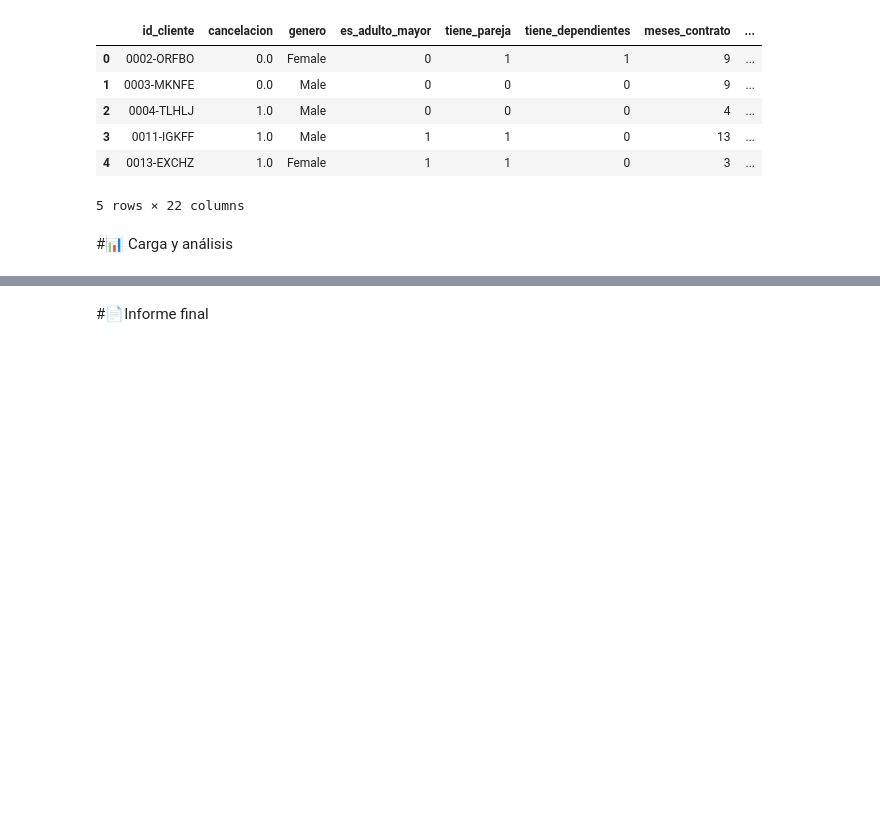
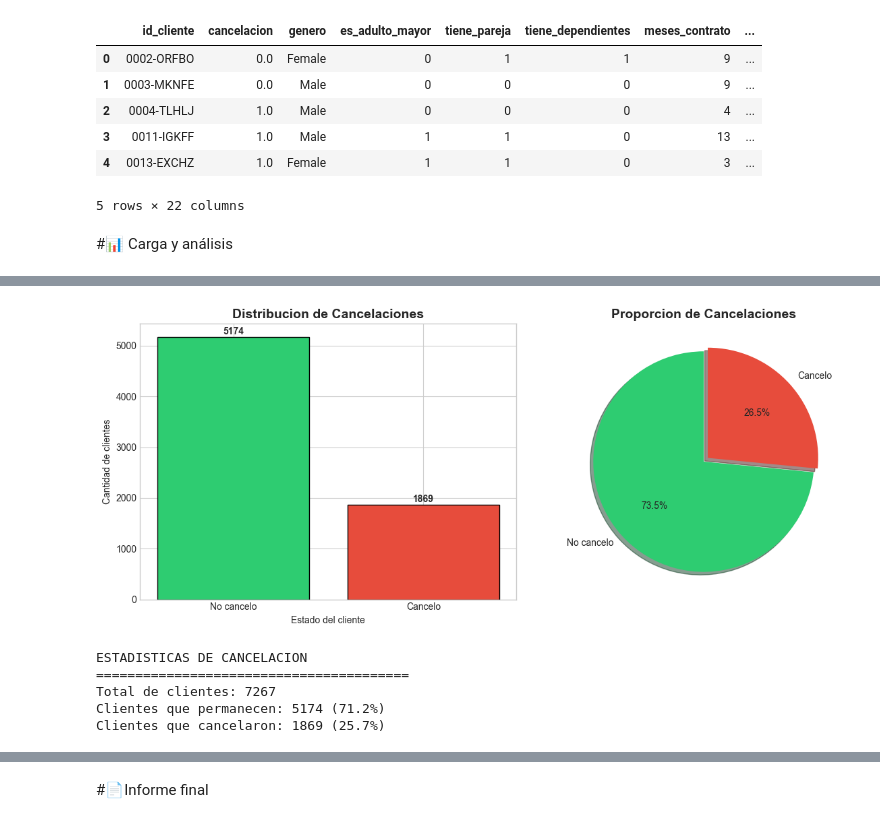
Before and after one commit to vinsmake/telecomx, a Jupyter notebook: TelecomX_LATAM.ipynb, the cells around one changed output, grey strips where cells are left out. Drawn from its saved outputs; the diff is of its cells as text; code cells hidden in the pictures; blank space fills up the shorter version.

```diff
--- a/TelecomX_LATAM.ipynb
+++ b/TelecomX_LATAM.ipynb
@@ -374,0 +445,43 @@ MUESTRA DE LOS PRIMEROS REGISTROS
+# %%
+# ============================================
+# 3.2 Distribucion de la variable Churn (Cancelacion)
+# ============================================
+
+fig, axes = plt.subplots(1, 2, figsize=(12, 5))
+
+# Grafico de barras
+conteo_churn = df_limpio['cancelacion'].value_counts()
+etiquetas = ['No cancelo', 'Cancelo']
+colores = ['#2ecc71', '#e74c3c']
+
+axes[0].bar(etiquetas, conteo_churn.values, color=colores, edgecolor='black')
+axes[0].set_title('Distribucion de Cancelaciones', fontsize=14, fontweight='bold')
+axes[0].set_xlabel('Estado del cliente')
+axes[0].set_ylabel('Cantidad de clientes')
+for i, v in enumerate(conteo_churn.values):
+    axes[0].text(i, v + 50, str(v), ha='center', fontweight='bold')
+
+# Grafico de pastel
+axes[1].pie(conteo_churn.values, labels=etiquetas, autopct='%1.1f%%', colors=colores,
+            explode=(0, 0.05), shadow=True, startangle=90)
+axes[1].set_title('Proporcion de Cancelaciones', fontsize=14, fontweight='bold')
+
+plt.tight_layout()
+plt.show()
+
+# Estadisticas
+print("\nESTADISTICAS DE CANCELACION")
+print("=" * 40)
+total = len(df_limpio)
+cancelados = conteo_churn[1]
+no_cancelados = conteo_churn[0]
+print(f"Total de clientes: {total}")
+print(f"Clientes que permanecen: {no_cancelados} ({no_cancelados/total*100:.1f}%)")
+print(f"Clientes que cancelaron: {cancelados} ({cancelados/total*100:.1f}%)")
+# %% [output]
+[figure, added]
+ESTADISTICAS DE CANCELACION
+========================================
+Total de clientes: 7267
+Clientes que permanecen: 5174 (71.2%)
+Clientes que cancelaron: 1869 (25.7%)
```
Also changed, not shown: parts of 12 cells of this notebook.
